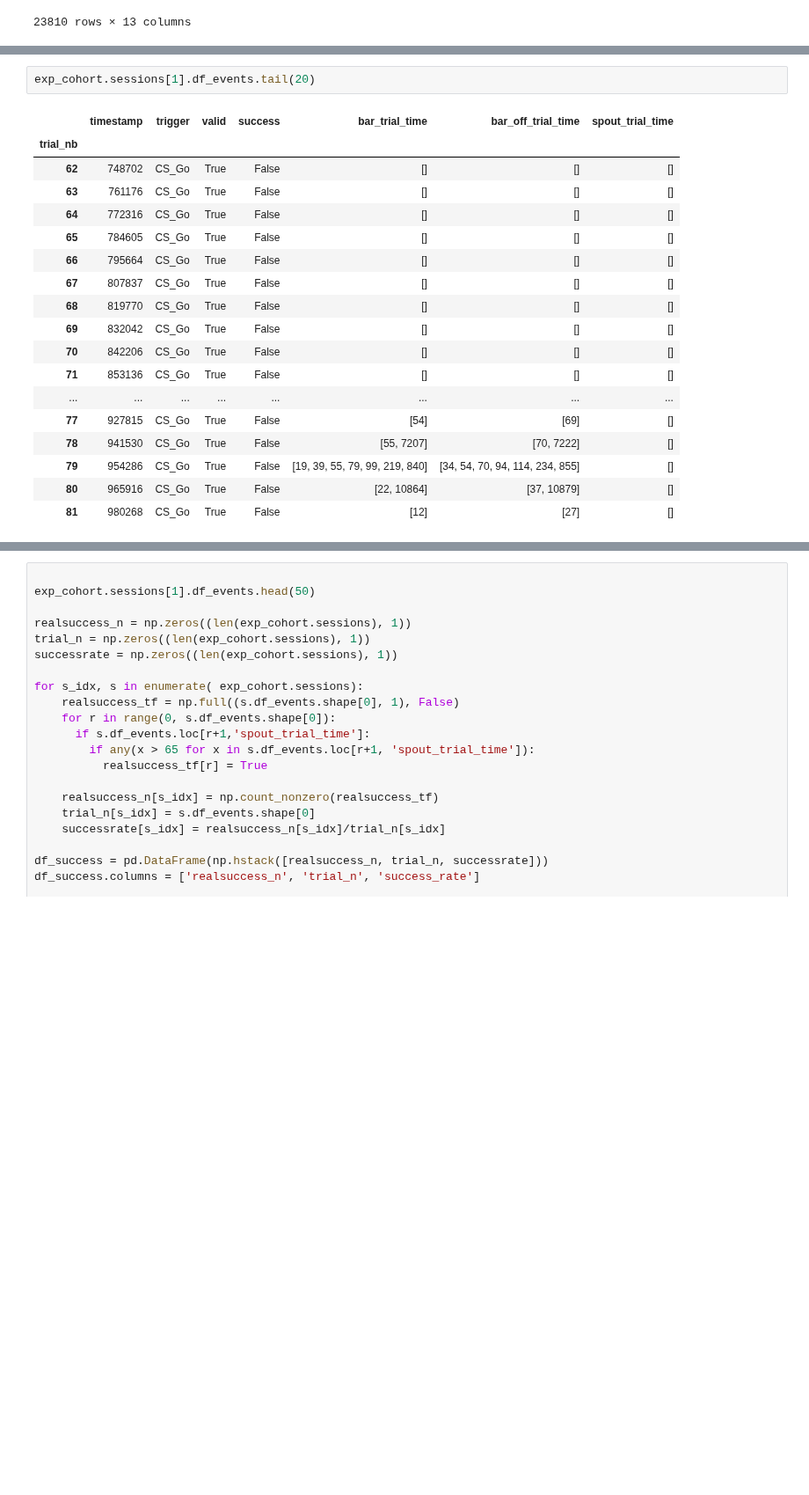
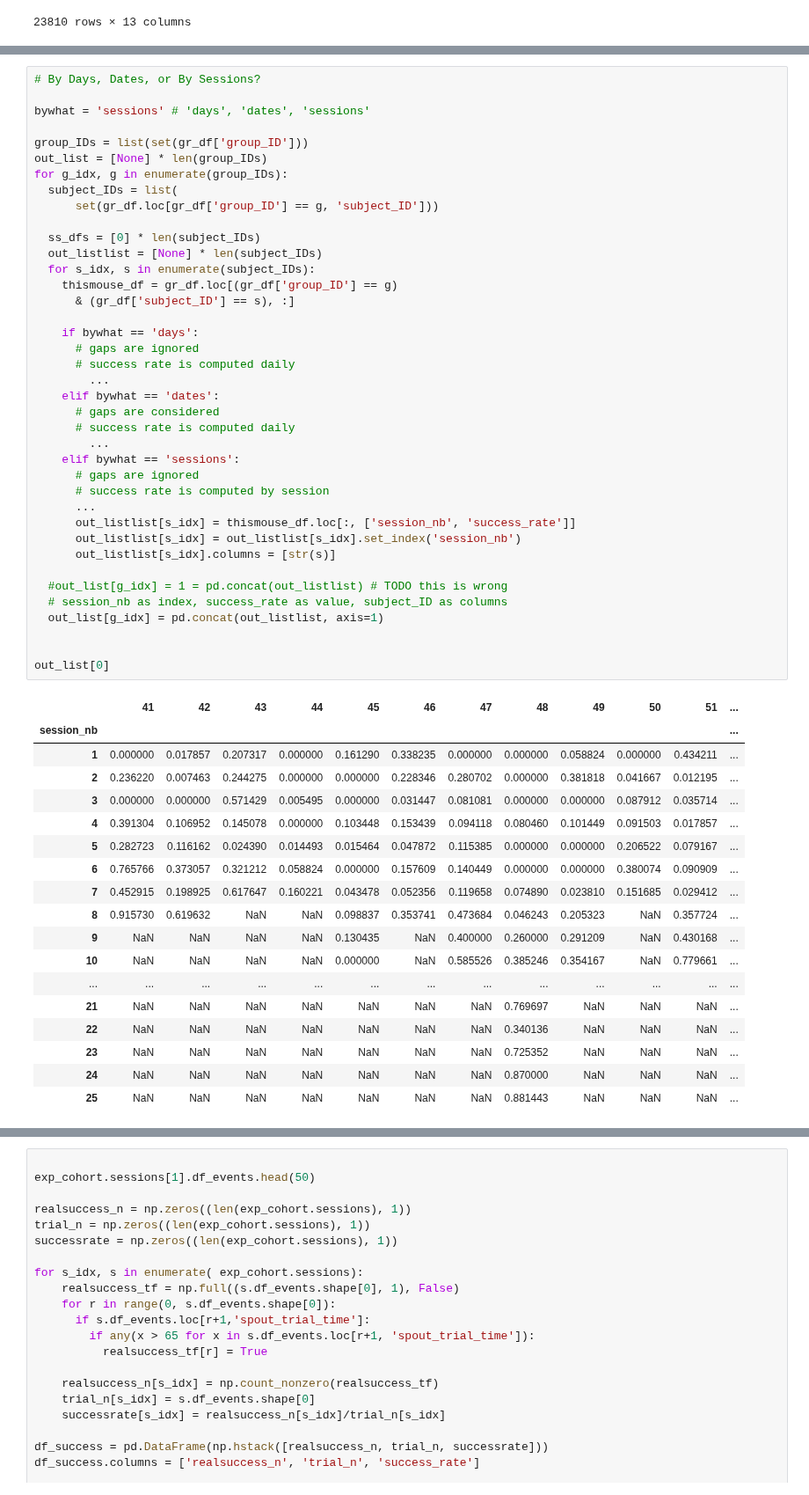
Before and after one commit to juliencarponcy/trialexp, a Jupyter notebook: notebooks/noncanonical/nb20221002_214600_workflow_pyCon_PavAll.ipynb, the cells around one changed output, grey strips where cells are left out. Shown at 88% size. Drawn from its saved outputs; the diff is of its cells as text; blank space fills up the shorter version.

```diff
--- a/notebooks/noncanonical/nb20221002_214600_workflow_pyCon_PavAll.ipynb
+++ b/notebooks/noncanonical/nb20221002_214600_workflow_pyCon_PavAll.ipynb
@@ -551,21 +448,58 @@ trialexp.process.data_import.Event
-# %%
-exp_cohort.sessions[1].df_events.tail(20)
-# %% [output]
-|  | timestamp | trigger | valid | success | bar_trial_time | bar_off_trial_time | spout_trial_time |
-| trial_nb |  |  |  |  |  |  |  |
-| 62 | 748702 | CS_Go | True | False | [] | [] | [] |
-| 63 | 761176 | CS_Go | True | False | [] | [] | [] |
-| 64 | 772316 | CS_Go | True | False | [] | [] | [] |
-| 65 | 784605 | CS_Go | True | False | [] | [] | [] |
-| 66 | 795664 | CS_Go | True | False | [] | [] | [] |
-| 67 | 807837 | CS_Go | True | False | [] | [] | [] |
-| 68 | 819770 | CS_Go | True | False | [] | [] | [] |
-| 69 | 832042 | CS_Go | True | False | [] | [] | [] |
-| 70 | 842206 | CS_Go | True | False | [] | [] | [] |
-| 71 | 853136 | CS_Go | True | False | [] | [] | [] |
-| ... | ... | ... | ... | ... | ... | ... | ... |
-| 77 | 927815 | CS_Go | True | False | [54] | [69] | [] |
-| 78 | 941530 | CS_Go | True | False | [55, 7207] | [70, 7222] | [] |
-| 79 | 954286 | CS_Go | True | False | [19, 39, 55, 79, 99, 219, 840] | [34, 54, 70, 94, 114, 234, 855] | [] |
-| 80 | 965916 | CS_Go | True | False | [22, 10864] | [37, 10879] | [] |
-| 81 | 980268 | CS_Go | True | False | [12] | [27] | [] |
+# %%
+# By Days, Dates, or By Sessions?
+
+bywhat = 'sessions' # 'days', 'dates', 'sessions'
+
+group_IDs = list(set(gr_df['group_ID']))
+out_list = [None] * len(group_IDs)
+for g_idx, g in enumerate(group_IDs):
+  subject_IDs = list(
+      set(gr_df.loc[gr_df['group_ID'] == g, 'subject_ID']))
+
+  ss_dfs = [0] * len(subject_IDs)
+  out_listlist = [None] * len(subject_IDs)
+  for s_idx, s in enumerate(subject_IDs):
+    thismouse_df = gr_df.loc[(gr_df['group_ID'] == g)
+      & (gr_df['subject_ID'] == s), :]
+
+    if bywhat == 'days':
+      # gaps are ignored
+      # success rate is computed daily
+        ...
+    elif bywhat == 'dates':
+      # gaps are considered
+      # success rate is computed daily
+        ...
+    elif bywhat == 'sessions':
+      # gaps are ignored
+      # success rate is computed by session
+      ...
+      out_listlist[s_idx] = thismouse_df.loc[:, ['session_nb', 'success_rate']]
+      out_listlist[s_idx] = out_listlist[s_idx].set_index('session_nb')
+      out_listlist[s_idx].columns = [str(s)]
+
+  #out_list[g_idx] = 1 = pd.concat(out_listlist) # TODO this is wrong
+  # session_nb as index, success_rate as value, subject_ID as columns
+  out_list[g_idx] = pd.concat(out_listlist, axis=1)
+
+
+out_list[0]
+# %% [output]
+|  | 41 | 42 | 43 | 44 | 45 | 46 | 47 | 48 | 49 | 50 | 51 | ... |
+| session_nb |  |  |  |  |  |  |  |  |  |  |  | ... |
+| 1 | 0.000000 | 0.017857 | 0.207317 | 0.000000 | 0.161290 | 0.338235 | 0.000000 | 0.000000 | 0.058824 | 0.000000 | 0.434211 | ... |
+| 2 | 0.236220 | 0.007463 | 0.244275 | 0.000000 | 0.000000 | 0.228346 | 0.280702 | 0.000000 | 0.381818 | 0.041667 | 0.012195 | ... |
+| 3 | 0.000000 | 0.000000 | 0.571429 | 0.005495 | 0.000000 | 0.031447 | 0.081081 | 0.000000 | 0.000000 | 0.087912 | 0.035714 | ... |
+| 4 | 0.391304 | 0.106952 | 0.145078 | 0.000000 | 0.103448 | 0.153439 | 0.094118 | 0.080460 | 0.101449 | 0.091503 | 0.017857 | ... |
+| 5 | 0.282723 | 0.116162 | 0.024390 | 0.014493 | 0.015464 | 0.047872 | 0.115385 | 0.000000 | 0.000000 | 0.206522 | 0.079167 | ... |
+| 6 | 0.765766 | 0.373057 | 0.321212 | 0.058824 | 0.000000 | 0.157609 | 0.140449 | 0.000000 | 0.000000 | 0.380074 | 0.090909 | ... |
+| 7 | 0.452915 | 0.198925 | 0.617647 | 0.160221 | 0.043478 | 0.052356 | 0.119658 | 0.074890 | 0.023810 | 0.151685 | 0.029412 | ... |
+| 8 | 0.915730 | 0.619632 | NaN | NaN | 0.098837 | 0.353741 | 0.473684 | 0.046243 | 0.205323 | NaN | 0.357724 | ... |
+| 9 | NaN | NaN | NaN | NaN | 0.130435 | NaN | 0.400000 | 0.260000 | 0.291209 | NaN | 0.430168 | ... |
+| 10 | NaN | NaN | NaN | NaN | 0.000000 | NaN | 0.585526 | 0.385246 | 0.354167 | NaN | 0.779661 | ... |
+| ... | ... | ... | ... | ... | ... | ... | ... | ... | ... | ... | ... | ... |
+| 21 | NaN | NaN | NaN | NaN | NaN | NaN | NaN | 0.769697 | NaN | NaN | NaN | ... |
+| 22 | NaN | NaN | NaN | NaN | NaN | NaN | NaN | 0.340136 | NaN | NaN | NaN | ... |
+| 23 | NaN | NaN | NaN | NaN | NaN | NaN | NaN | 0.725352 | NaN | NaN | NaN | ... |
+| 24 | NaN | NaN | NaN | NaN | NaN | NaN | NaN | 0.870000 | NaN | NaN | NaN | ... |
+| 25 | NaN | NaN | NaN | NaN | NaN | NaN | NaN | 0.881443 | NaN | NaN | NaN | ... |
```
Also changed, not shown: parts of 14 cells of this notebook.
